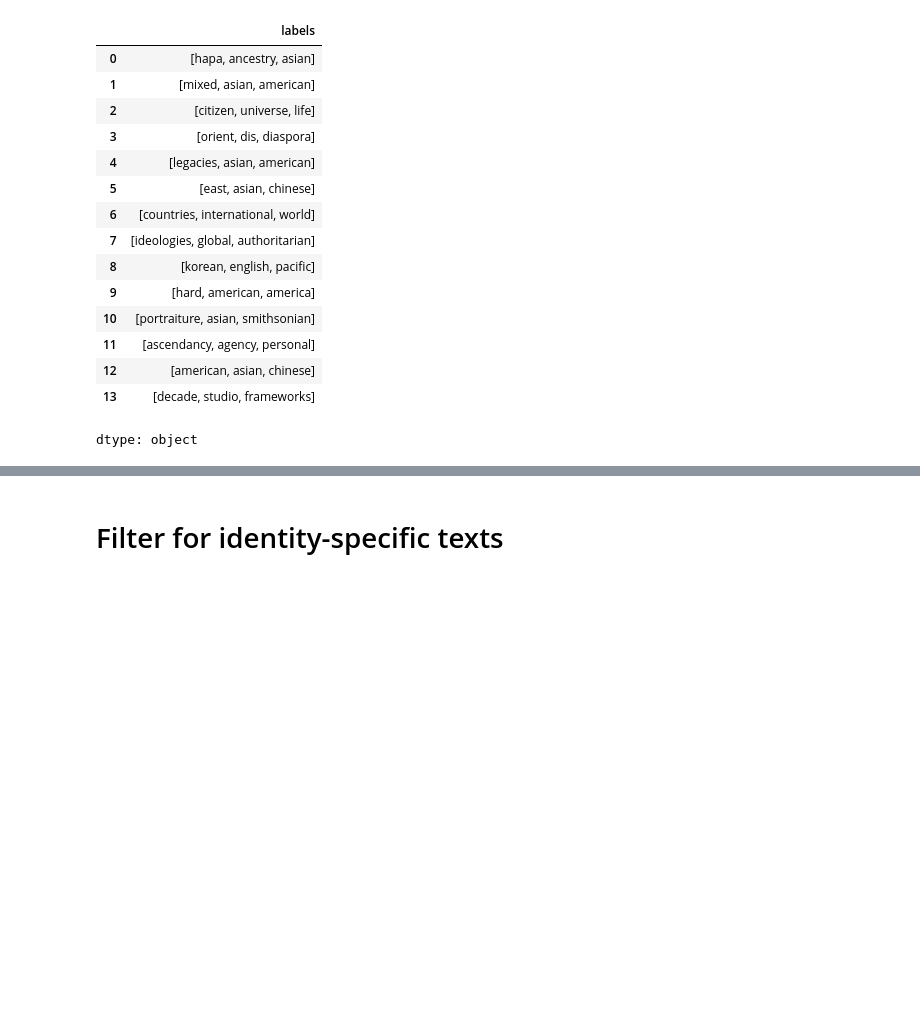
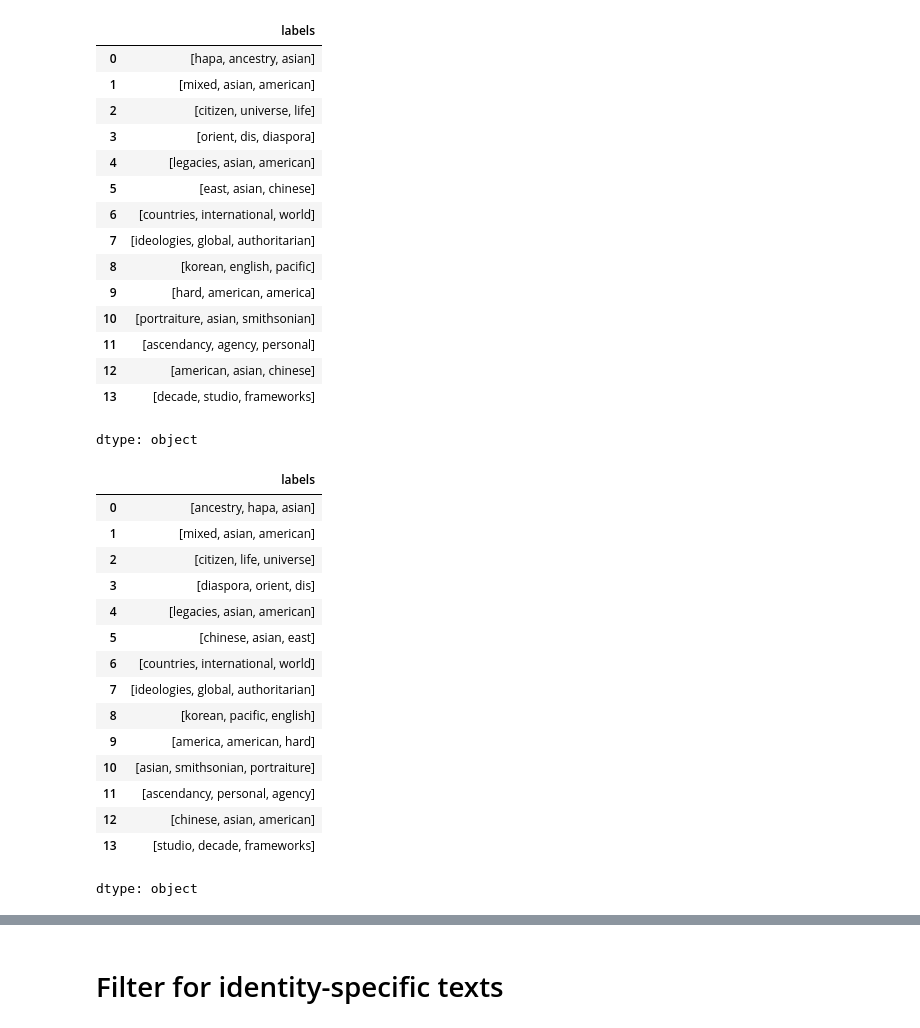
Before and after one commit to PSAM-5020/Project, a Jupyter notebook: processing/2_model/text_extraction.ipynb, the cells around one changed output, grey strips where cells are left out. Saved outputs shown, nothing was run; the diff lists cells and outputs as text; code cells hidden in the pictures; blank space fills up the shorter version.

```diff
--- a/processing/2_model/text_extraction.ipynb
+++ b/processing/2_model/text_extraction.ipynb
@@ -312,0 +310,14 @@ def remove_numbers(text):
+# %%
+# self relevance query to get first-person testimony about the artist's own experience rather than framing others
+self_query = (
+    "search_query: speaking in my own voice about who I am — "
+    "my mixed heritage, my family's immigration story, growing up caught between cultures, "
+    "and how my racial and ethnic identity lives in my body and my life"
+)
+
+# keyword sorting query — emphasizes specific descriptive terms over generic labels
+keyword_sort_query = (
+    "search_query: mixed race biracial multiracial diaspora ancestry homeland "
+    "displacement immigration heritage roots belonging between cultures hyphenated "
+    "passing invisible representation erasure"
+)
@@ -313,3 +327,6 @@ def remove_numbers(text):
+# %%
+# for sorting keyword labels — separate from text filtering query
+keyword_sort_query_embedding = model.encode(keyword_sort_query, convert_to_numpy=True, normalize_embeddings=True)
 # %% [markdown]
 # Exhibition labels
 # %%
@@ -339,6 +356,35 @@ exhibitions_df["labels"]
 | 12 | [american, asian, chinese] |
 | 13 | [decade, studio, frameworks] |
 dtype: object
+# %%
+# sort exhibition labels by identity relevance
+def sort_labels_by_identity(labels):
+    kw_embeddings = model.encode(
+        ["search_document: " + kw for kw in labels],
+        convert_to_numpy=True, normalize_embeddings=True
+    )
+    sims = cosine_similarity([keyword_sort_query_embedding], kw_embeddings)[0]
+    return [kw for _, kw in sorted(zip(sims, labels), reverse=True)]
+
+exhibitions_df["labels"] = exhibitions_df["labels"].apply(sort_labels_by_identity)
+exhibitions_df["labels"]
+# %% [output]
+|  | labels |
+| 0 | [ancestry, hapa, asian] |
+| 1 | [mixed, asian, american] |
+| 2 | [citizen, life, universe] |
+| 3 | [diaspora, orient, dis] |
+| 4 | [legacies, asian, american] |
+| 5 | [chinese, asian, east] |
+| 6 | [countries, international, world] |
+| 7 | [ideologies, global, authoritarian] |
+| 8 | [korean, pacific, english] |
+| 9 | [america, american, hard] |
+| 10 | [asian, smithsonian, portraiture] |
+| 11 | [ascendancy, personal, agency] |
+| 12 | [chinese, asian, american] |
+| 13 | [studio, decade, frameworks] |
+dtype: object
 # %%
 # download w labels
 exhibitions_df.to_csv('exhibitions_with_labels.csv', index=False)
```
Also changed, not shown: parts of 15 cells of this notebook.
